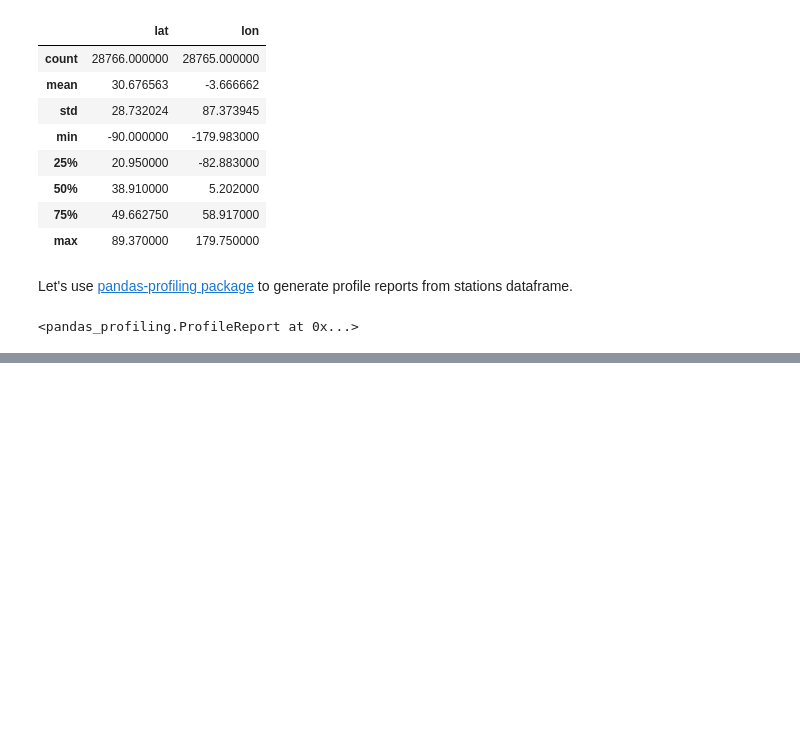
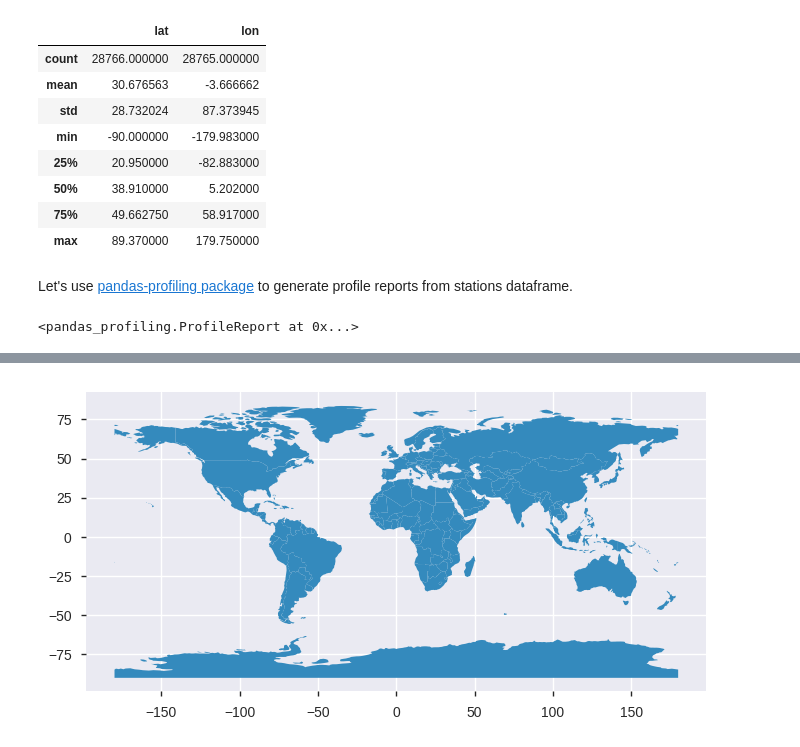
Before and after one commit to andersy005/kaggle-notebooks, a Jupyter notebook: datasets-notebooks/NOAA-GSOD/stations-eda.ipynb, the cells around one changed output, grey strips where cells are left out. Drawn from its saved outputs; the diff is of its cells as text; code cells hidden in the pictures; blank space fills up the shorter version.

```diff
--- a/datasets-notebooks/NOAA-GSOD/stations-eda.ipynb
+++ b/datasets-notebooks/NOAA-GSOD/stations-eda.ipynb
@@ -1,5 +1,14 @@
 # %%
+import warnings
+warnings.filterwarnings('ignore')
 from google.cloud import bigquery
+import matplotlib.pyplot as plt
+%matplotlib inline
+import matplotlib
+matplotlib.style.use('ggplot')
+matplotlib.rcParams['figure.figsize'] = (16, 20)
+import pandas_profiling
+import cartopy.crs as ccrs
 import pandas as pd
 # https://github.com/SohierDane/BigQuery_Helper
 from bq_helper import BigQueryHelper
@@ -168,0 +203,5 @@ pandas_profiling.ProfileReport(stations)
+# %%
+world = gpd.read_file(gpd.datasets.get_path('naturalearth_lowres'))
+world.plot();
+# %% [output]
+[figure, added]
```
Also changed, not shown: parts of 9 cells of this notebook.
